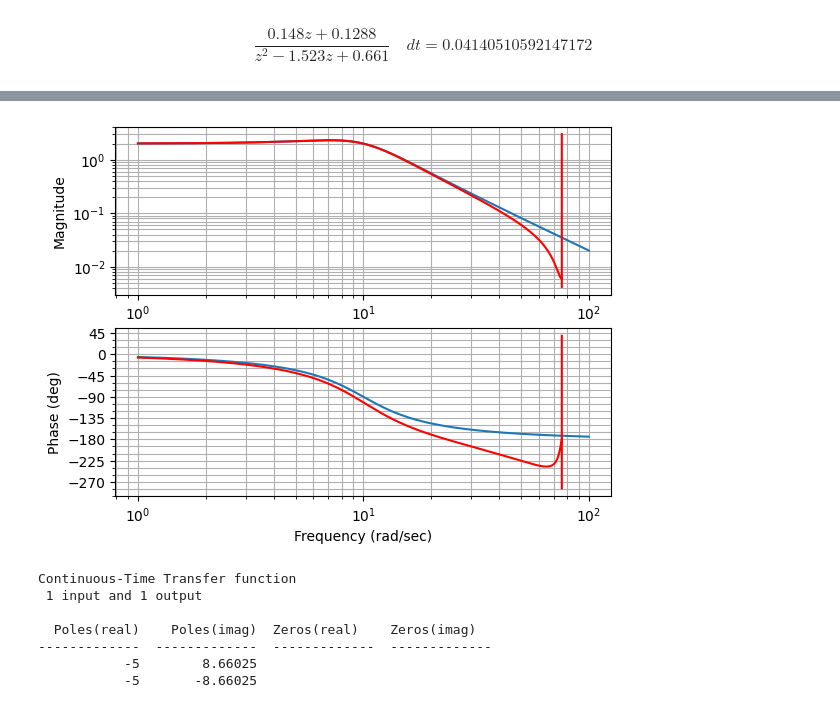
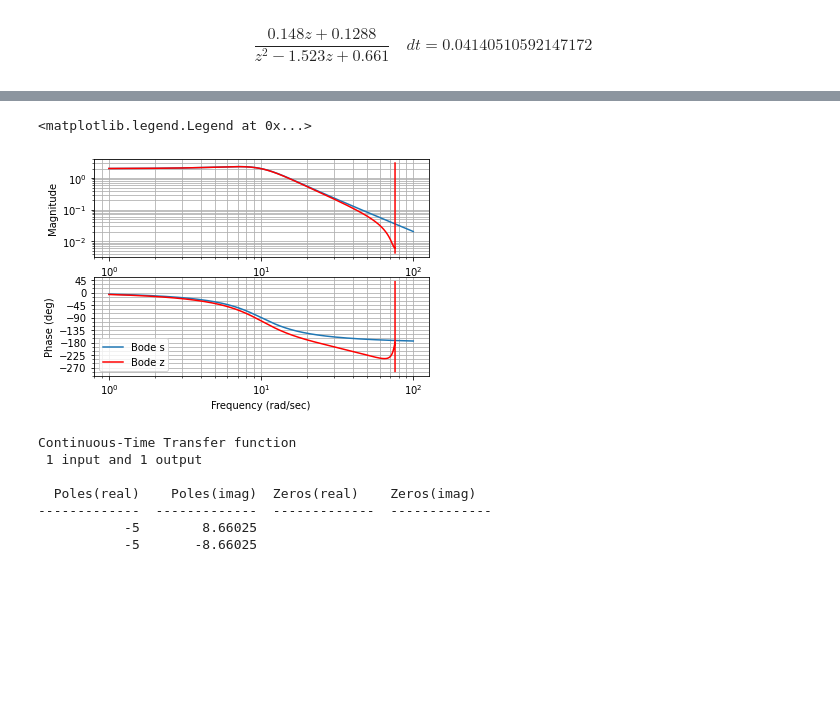
Before and after one commit to JoaoYukio/PCO119, a Jupyter notebook: Atividade 3/Atividade3.ipynb, the cells around one changed output, grey strips where cells are left out. Drawn from its saved outputs; the diff is of its cells as text; code cells hidden in the pictures; blank space fills up the shorter version.

```diff
--- a/Atividade 3/Atividade3.ipynb
+++ b/Atividade 3/Atividade3.ipynb
@@ -83,8 +83,10 @@ plt.plot(youtz, T2, color = 'red')
 # %%
-(mag, phase_rad, w) = control.bode_plot(Gs)
-(mag, phase_rad, w) = control.bode_plot(Gz, color = 'red')
+(mag, phase_rad, w) = control.bode_plot(Gs, label = 'Bode s')
+(mag1, phase_rad1, w1) = control.bode_plot(Gz, color = 'red', label = 'Bode z')
+plt.legend()
 # %% [output]
+<matplotlib.legend.Legend at 0x...>
-[figure, old version]
+[figure, new version]
 # %%
 from control.matlab import c2d
 # %%
```
Also changed, not shown: parts of 14 cells of this notebook, 11 other files.
